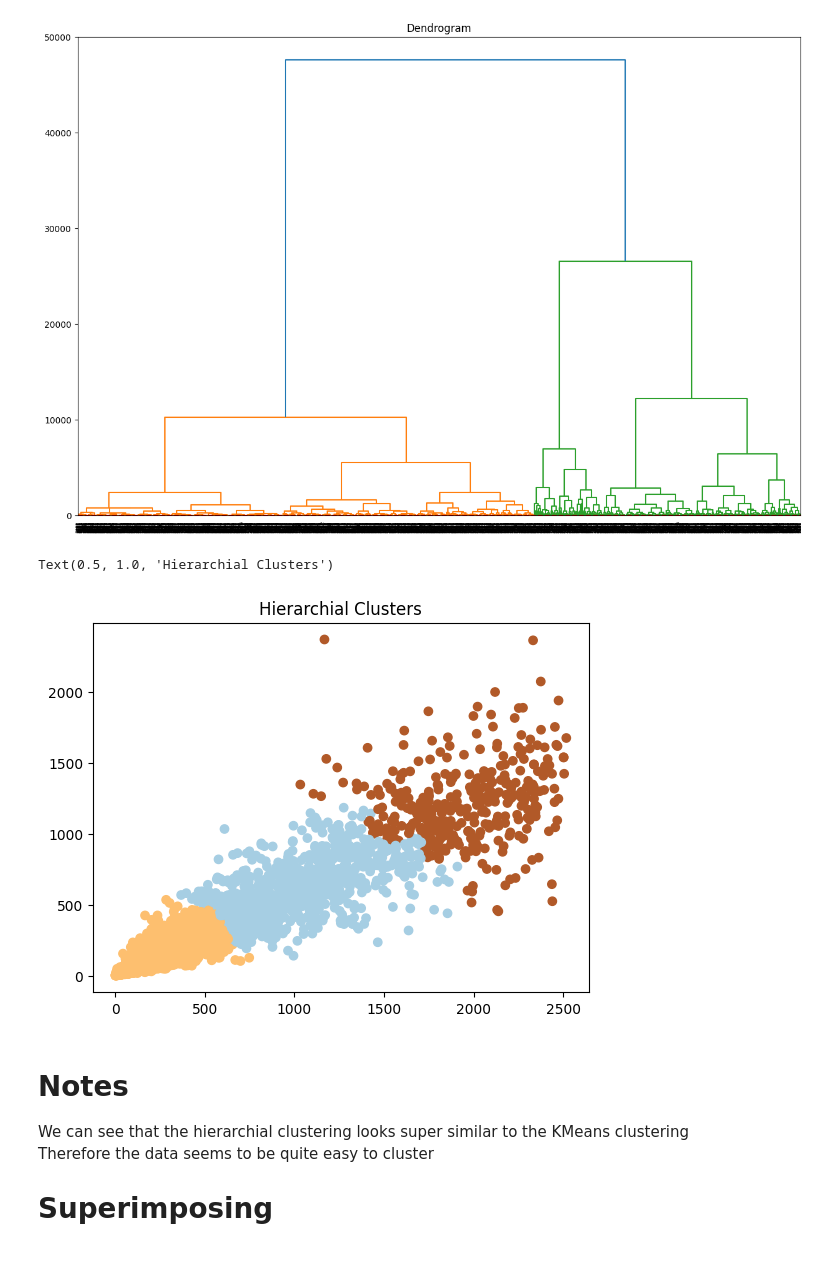
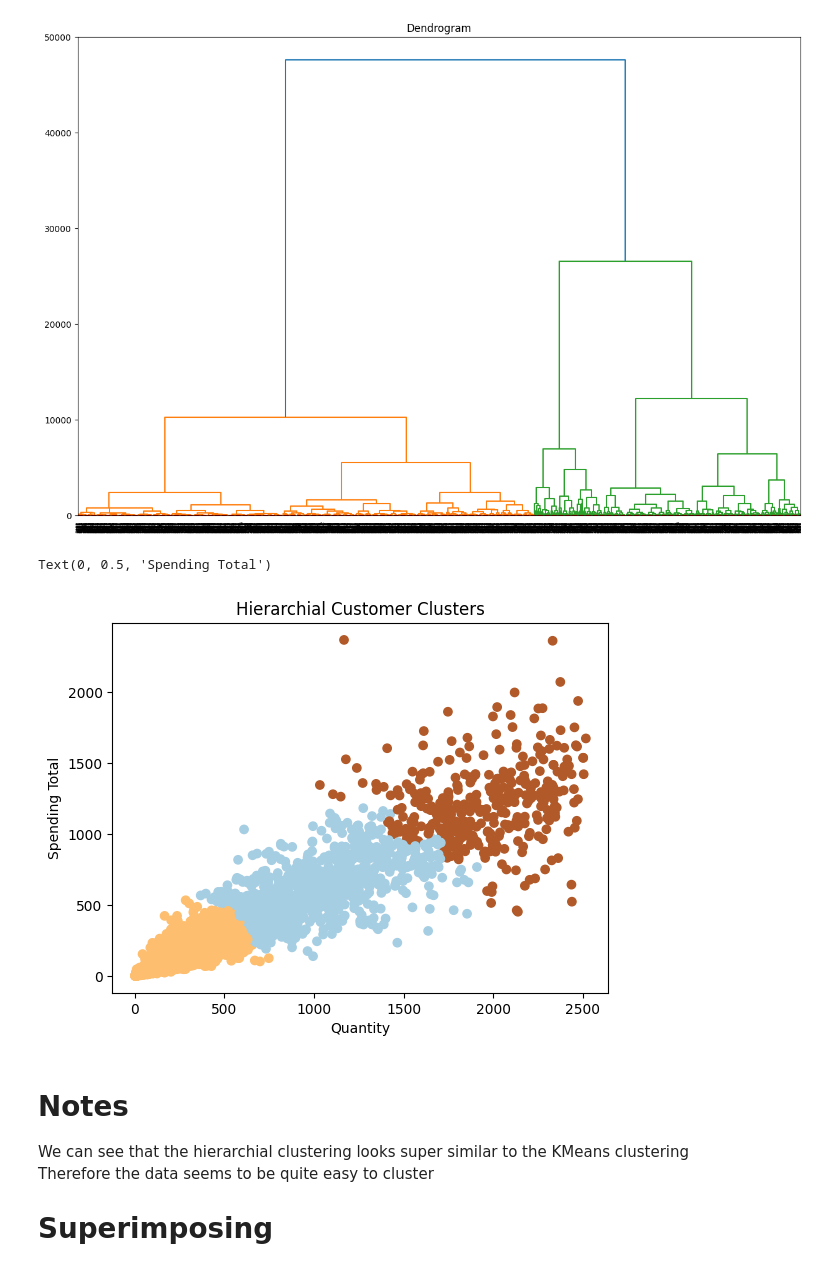
Before and after one commit to Supermjork/K-Kustomer-Klusters, a Jupyter notebook: notebook/cashier.ipynb, the cells around one changed output. Saved outputs shown, nothing was run; the diff lists cells and outputs as text; code cells hidden in the pictures.

```diff
--- a/notebook/cashier.ipynb
+++ b/notebook/cashier.ipynb
@@ -22,10 +22,12 @@ import seaborn as sns              # Visualising
 # Like the previous project
 # I'm using 2 methods to import data
 # 1 - Path to Different Folder (Within my Github Repo)
-retail_dat = pd.read_excel("../dataset/Online Retail.xlsx")
+#retail_dat = pd.read_excel("../dataset/Online Retail.xlsx")
 
 # 2 - Path within same file
-#retail_dat = pd.read_excel("./Online Retail.xlsx")
+retail_dat = pd.read_excel("./Online Retail.xlsx")
+
+# Note: Importing takes sub-50s
 # %% [markdown]
 # Data Exploration
 Using `.head(n)` and `.tail(n)` to inspect the $n^{th}$ rows.
@@ -449,13 +451,15 @@ plt.axhline(y = 6, color = 'red', linestyle = '--')
 # %%
 # Clustering the hierarchial results
 hier_clust = AgglomerativeClustering(n_clusters = 3)
 hier_fit = hier_clust.fit_predict(cluster_cols)
 
 plt.scatter(cluster_cols[:, 0], cluster_cols[:, 1], c = hier_fit, cmap="Paired")
-plt.title("Hierarchial Clusters")
+plt.title("Hierarchial Customer Clusters")
+plt.xlabel('Quantity')
+plt.ylabel('Spending Total')
 # %% [output]
-Text(0.5, 1.0, 'Hierarchial Clusters')
+Text(0, 0.5, 'Spending Total')
-[figure, old version]
+[figure, new version]
 # %% [markdown]
 # Notes
 We can see that the hierarchial clustering looks super similar to the KMeans clustering\
```
Also changed, not shown: parts of 3 cells of this notebook.
